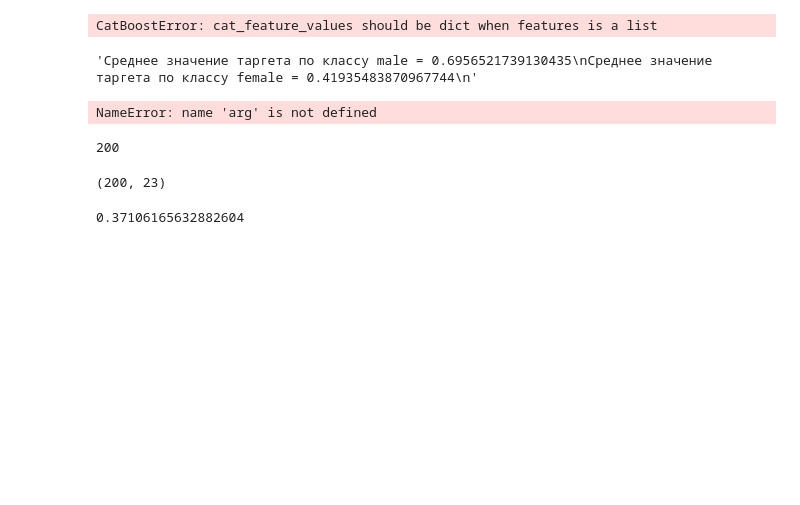
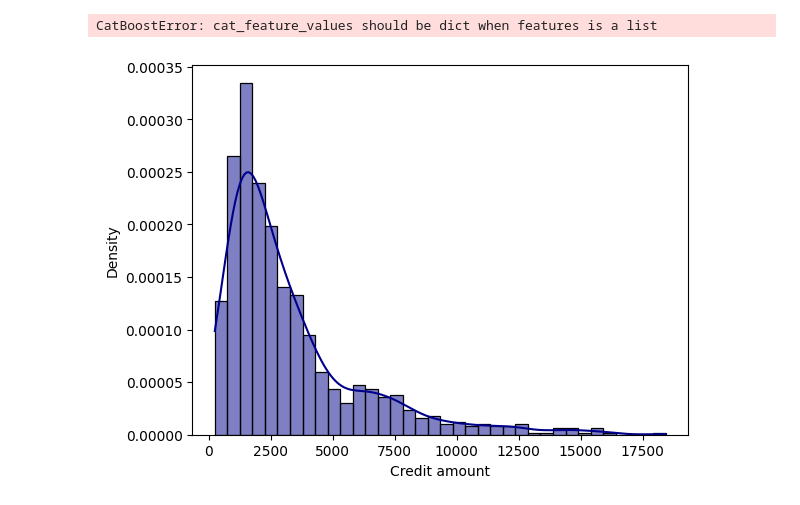
Before and after one commit to dfenelonov/interpretability, a Jupyter notebook: EDA.ipynb, the cells around one changed output. Saved outputs shown, nothing was run; the diff lists cells and outputs as text; code cells hidden in the pictures; blank space fills up the shorter version.

```diff
--- a/EDA.ipynb
+++ b/EDA.ipynb
@@ -480,23 +480,19 @@ def mean_target(df: pd.DataFrame, protected_class_column: str, target_column: st
         ans += f'Среднее значение таргета по классу {cls} = {df[df[protected_class_column]==cls][target_column].mean()}\n'
     return ans
 # %%
-#density_plot(df, 'Credit amount')
+density_plot(df, 'Credit amount')
 #joint_destribution(df, 'Credit amount', 'Duration in month')
 #variable_effect(df, 'Credit amount', 0.1, 1, model)
 #compare_classes(df, 'Credit amount')
 #tpr_fpr(df, 'Sex')
 #accept_percentage(df, 'Sex', True)
 #shapper(df, model, 4)
 #difference_percentage(df, 'Sex', 'cat_target')
 #search(df, 'cat_target')
-#destribution(df, 'Savings account/bonds', 'Sex')
-#result_of_centroid(df, 'cat_target')
+#destribution(df, 'Credit amount', 'Sex')
+#result_of_centroid(df, 'score')
 #mean_protected(df, 'Credit amount', 'Sex')
 #mean_shapper(df, model, 'Sex')
-mean_target(df, 'Sex', 'target')
+#mean_target(df, 'Sex', 'target')
 # %% [output]
-'Среднее значение таргета по классу male = 0.6956521739130435\nСреднее значение таргета по классу female = 0.41935483870967744\n'
+[figure, added]
-# %%
-arg
-# %% [output]
-NameError: name 'arg' is not defined
@@ -506,12 +498,0 @@ shap_values = explainer.shap_values(X_test)
-# %%
-len(shap_values)
-# %% [output]
-200
-# %%
-X_test.shape
-# %% [output]
-(200, 23)
-# %%
-print(shap_values[4].sum())
-# %% [output]
-0.37106165632882604
```
Also changed, not shown: parts of 15 cells of this notebook.
